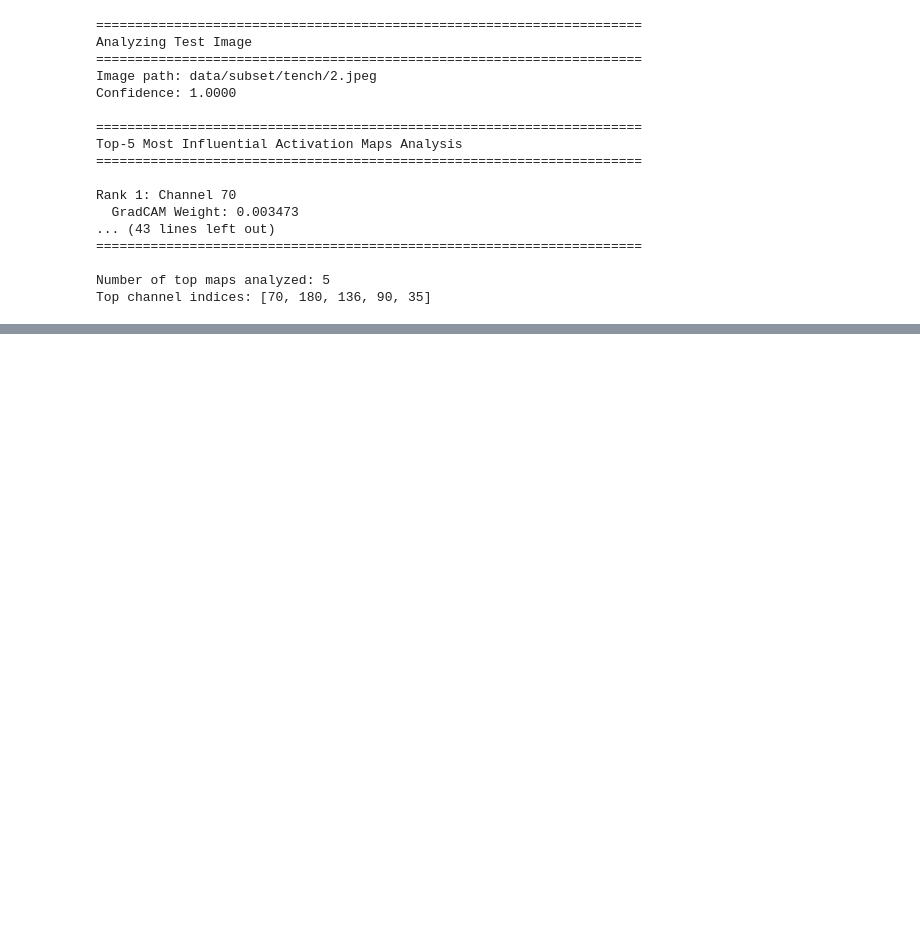
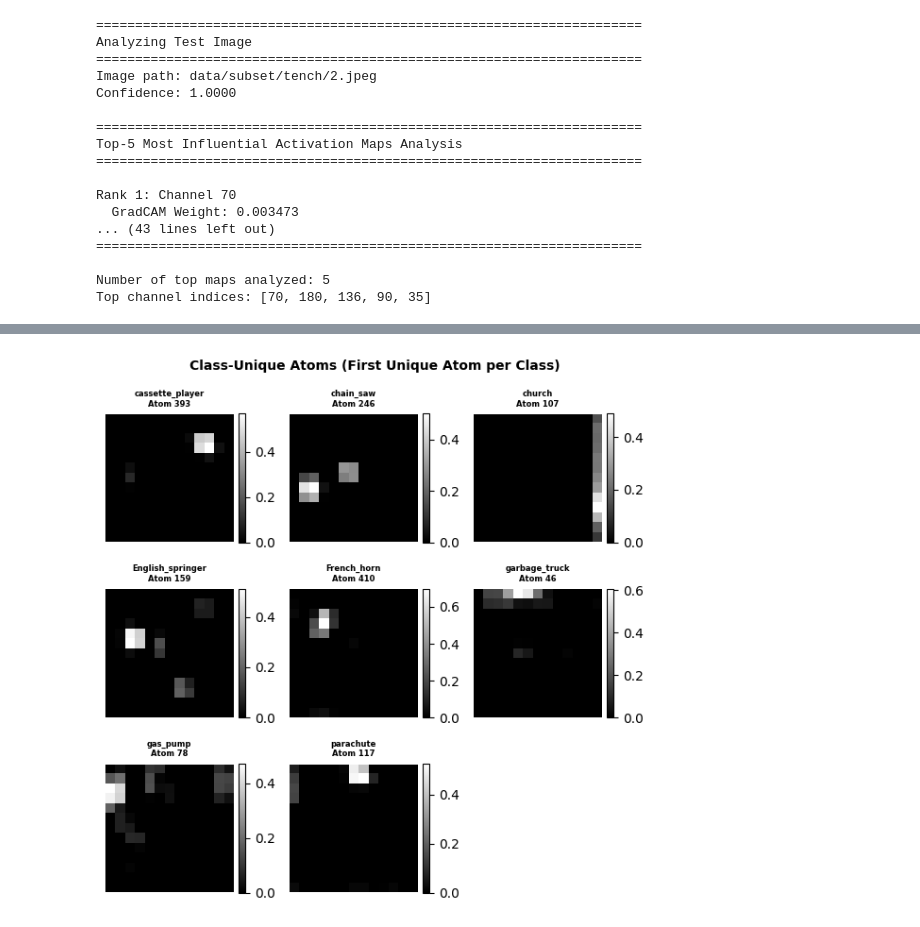
Before and after one commit to Tamnt240904/HALS-NND-, a Jupyter notebook: analyze.ipynb, the cells around one changed output, grey strips where cells are left out. Cells and saved outputs as stored; diff of their text form; code cells hidden in the pictures; blank space fills up the shorter version.

```diff
--- a/analyze.ipynb
+++ b/analyze.ipynb
@@ -240,7 +240,7 @@ Top channel indices: [70, 180, 136, 90, 35]
 # %%
 def visualize_atom_overlap_matrix(overlap_matrix: np.ndarray, class_names: List[str]):
     """Visualize the atom overlap matrix as a heatmap."""
-    plt.figure(figsize=(10, 8))
+    plt.figure(figsize=(5, 4))
 
     # Mask diagonal
     mask = np.eye(10, dtype=bool)
@@ -250,23 +250,24 @@ def visualize_atom_overlap_matrix(overlap_matrix: np.ndarray, class_names: List[
     plt.colorbar(label='Jaccard Similarity')
 
     # Set ticks
-    plt.xticks(range(10), class_names, rotation=45, ha='right')
-    plt.yticks(range(10), class_names)
+    plt.xticks(range(10), class_names, rotation=45, ha='right', fontsize=6)
+    plt.yticks(range(10), class_names, fontsize=6)
 
     # Add values
     for i in range(10):
         for j in range(10):
             if i != j and overlap_matrix[i, j] > 0:
                 plt.text(j, i, f'{overlap_matrix[i, j]:.2f}',
-                        ha='center', va='center', fontsize=8)
+                        ha='center', va='center', fontsize=4)
 
     plt.title('Top-5 Characteristic Atoms Overlap Between Classes',
-              fontsize=14, fontweight='bold')
+              fontsize=7, fontweight='bold')
     plt.xlabel('Class')
     plt.ylabel('Class')
     plt.tight_layout()
-    plt.savefig('atom_overlap_matrix.png', dpi=150, bbox_inches='tight')
-    print("\nSaved atom overlap visualization to: atom_overlap_matrix.png")
+    os.makedirs('figures', exist_ok=True)
+    plt.savefig('figures/atom_overlap_matrix.png', dpi=150, bbox_inches='tight')
+    print("\nSaved atom overlap visualization to: figures/atom_overlap_matrix.png")
     plt.show()
 # %%
 def analyze_class_characteristic_atoms(results: List[dict], n_atoms: int,
@@ -505,0 +511,67 @@ analysis_result['results']
+# %%
+def visualize_unique_atoms_grid(atom_analysis: dict, D: torch.Tensor,
+                                 figsize: tuple = (6, 6), cmap: str = 'gray'):
+    """
+    Visualize the first unique atom for each class in a 3x3 grid.
+
+    Args:
+        atom_analysis: Output from analyze_class_characteristic_atoms containing 'unique_atoms'
+        D: Dictionary tensor of atoms (n_atoms, H, W)
+        figsize: Figure size
+        cmap: Colormap for visualization
+    """
+    unique_atoms = atom_analysis['unique_atoms']
+    class_names = atom_analysis['class_names']
+
+    # Group unique atoms by class
+    class_unique_atoms = {}
+    for atom_idx, class_idx in unique_atoms.items():
+        if class_idx not in class_unique_atoms:
+            class_unique_atoms[class_idx] = []
+        class_unique_atoms[class_idx].append(atom_idx)
+
+    # Get classes with unique atoms (sorted by class index)
+    classes_with_unique = sorted(class_unique_atoms.keys())
+    n_classes_with_unique = len(classes_with_unique)
+
+    print(f"\nVisualizing {n_classes_with_unique} classes with unique atoms")
+
+    # Create 3x3 grid
+    fig, axes = plt.subplots(3, 3, figsize=figsize)
+    axes = axes.flatten()
+
+    for idx, class_idx in enumerate(classes_with_unique):
+        # if idx >= 9:  # Only show first 9
+        #     break
+
+        ax = axes[idx]
+
+        # Get first unique atom for this class
+        first_atom_idx = class_unique_atoms[class_idx][0]
+        atom = D[first_atom_idx].cpu().numpy()
+
+        # Display atom
+        im = ax.imshow(atom, cmap=cmap)
+        ax.set_title(f"{class_names[class_idx]}\nAtom {first_atom_idx}",
+                     fontsize=6, fontweight='bold')
+        ax.axis('off')
+
+        # Add colorbar
+        plt.colorbar(im, ax=ax, fraction=0.046, pad=0.04)
+
+    # Hide unused subplots
+    for idx in range(n_classes_with_unique, 9):
+        axes[idx].axis('off')
+
+    plt.suptitle('Class-Unique Atoms (First Unique Atom per Class)',
+                 fontsize=10, fontweight='bold', y=0.98)
+    plt.tight_layout()
+    os.makedirs('figures', exist_ok=True)
+    plt.savefig('figures/unique_atoms_grid.png', dpi=150, bbox_inches='tight')
+    print("Saved visualization to: figures/unique_atoms_grid.png")
+    plt.show()
+
+
+# Usage example:
+visualize_unique_atoms_grid(atom_analysis, D)
+# %% [output]
@@ -505,0 +580 @@ analysis_result['results']
+[figure, added]
```
Also changed, not shown: parts of 6 cells of this notebook, 1 other file.
